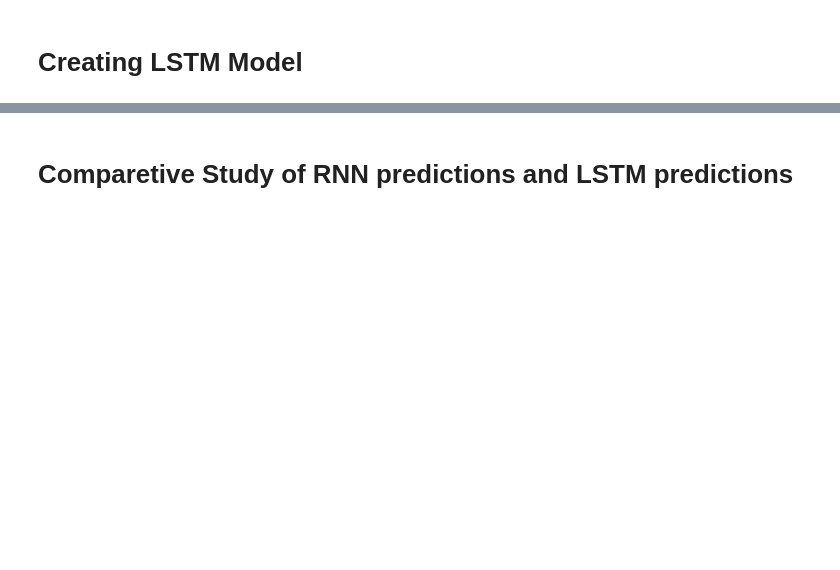
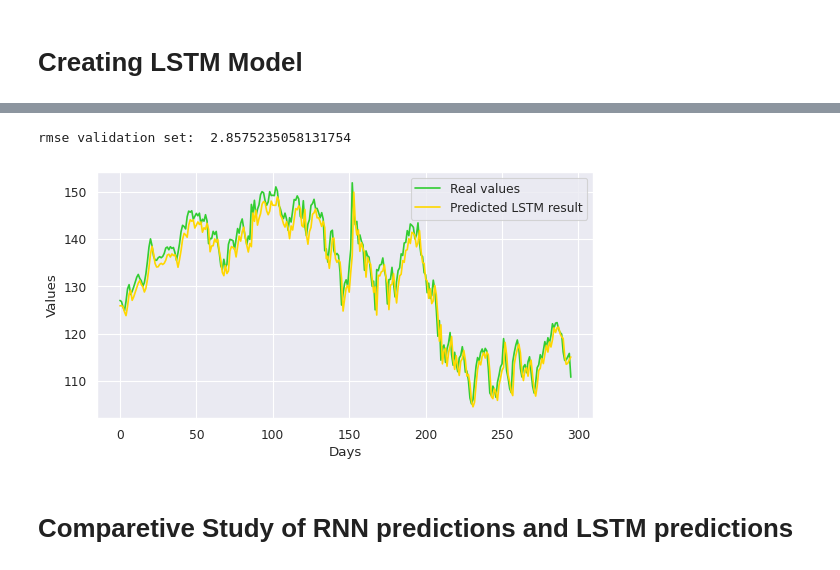
Before and after one commit to anhdo1896/Stock_Price_Prediction_Using_RNN, a Jupyter notebook: Stock_Price_Prediction_Using_RNN.ipynb, the cells around one changed output, grey strips where cells are left out. Cells and saved outputs as stored; diff of their text form; code cells hidden in the pictures; blank space fills up the shorter version.

```diff
--- a/Stock_Price_Prediction_Using_RNN.ipynb
+++ b/Stock_Price_Prediction_Using_RNN.ipynb
@@ -327,15 +328,19 @@ predicted_data_valid2=min_max_scaler.inverse_transform(predicted_data_valid2)
 # %%
-rmse = np.sqrt(np.mean(((predicted_data_valid2 - valid) ** 2)))
+rmse = np.sqrt(np.mean(((predicted_data_valid2 - y_valid) ** 2)))
 print("rmse validation set: ", rmse)
+# %% [output]
+rmse validation set:  2.8575235058131754
 # %%
 plt.figure(figsize=(8,4), dpi=80, facecolor='w', edgecolor='k')
-plt.plot(valid,color="LimeGreen",label="Real values")
+plt.plot(y_valid,color="LimeGreen",label="Real values")
 plt.plot(predicted_data_valid2,color="Gold",label="Predicted LSTM result")
 plt.legend()
 plt.xlabel("Days")
 plt.ylabel("Values")
 plt.grid(True)
 plt.show()
+# %% [output]
+[figure, added]
 # %% [markdown]
 # Comparetive Study of RNN predictions and LSTM predictions
 # %%
```
Also changed, not shown: parts of 15 cells of this notebook.
